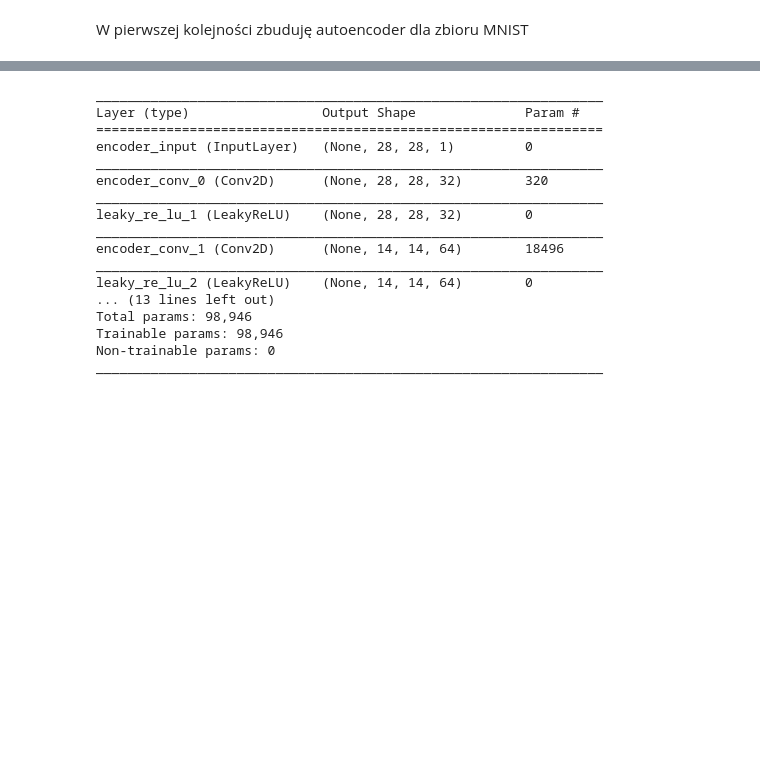
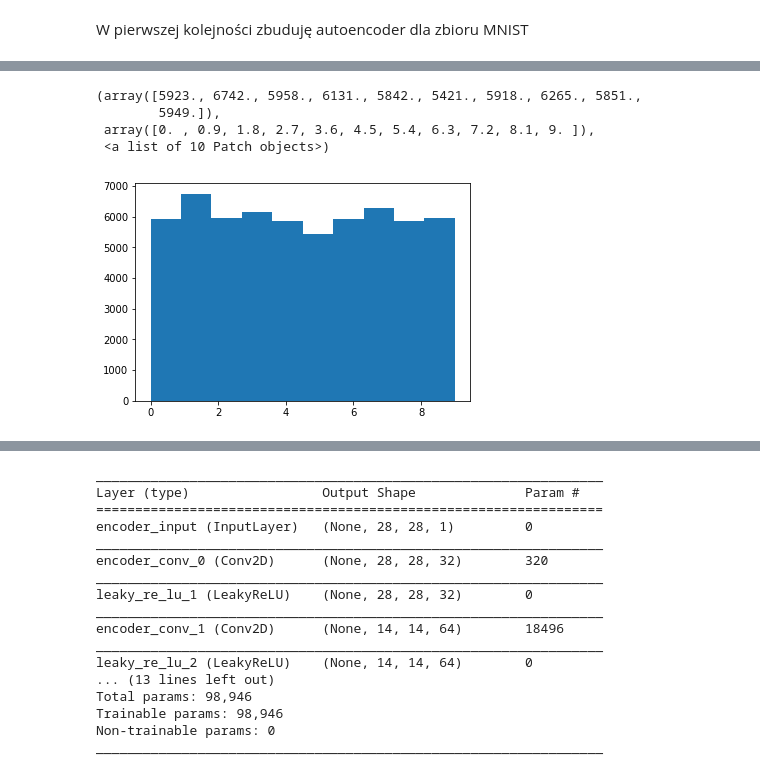
Before and after one commit to krisz17/latent_layer_SVM_classifier, a Jupyter notebook: SVM.ipynb, the cells around one changed output, grey strips where cells are left out. Drawn from its saved outputs; the diff is of its cells as text; code cells hidden in the pictures; blank space fills up the shorter version.

```diff
--- a/SVM.ipynb
+++ b/SVM.ipynb
@@ -27,6 +29,18 @@ MODE =  'build' #'load' #
 # %%
 # pobieramy dane
 (x_train, y_train), (x_test, y_test) = load_mnist()
+# %%
+from collections import Counter
+import matplotlib.pyplot as plt
+c = Counter(y_train)
+
+plt.hist(list(y_train))
+# %% [output]
+(array([5923., 6742., 5958., 6131., 5842., 5421., 5918., 6265., 5851.,
+        5949.]),
+ array([0. , 0.9, 1.8, 2.7, 3.6, 4.5, 5.4, 6.3, 7.2, 8.1, 9. ]),
+ <a list of 10 Patch objects>)
+[figure, added]
 # %%
 # definicja struktury autoenkodera
 AE = Autoencoder(
```
Also changed, not shown: parts of 18 cells of this notebook, 1 other file.
